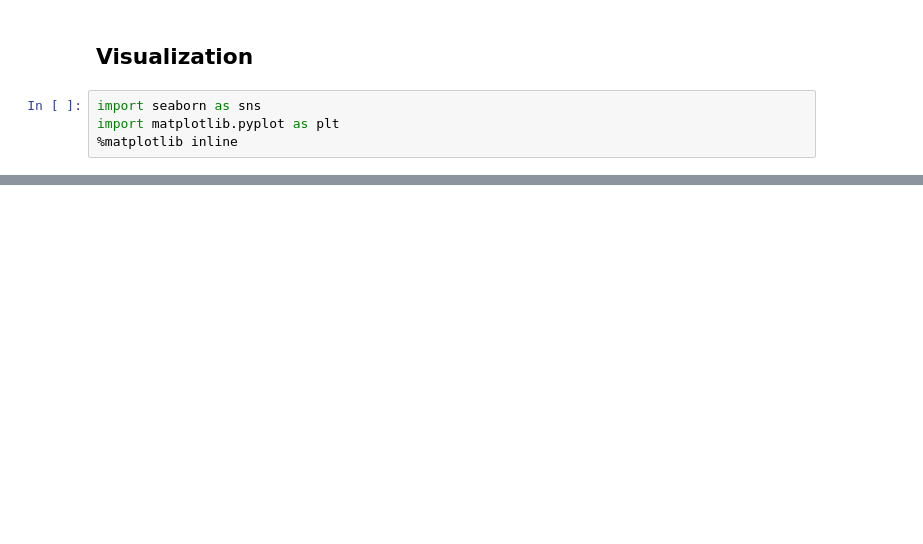
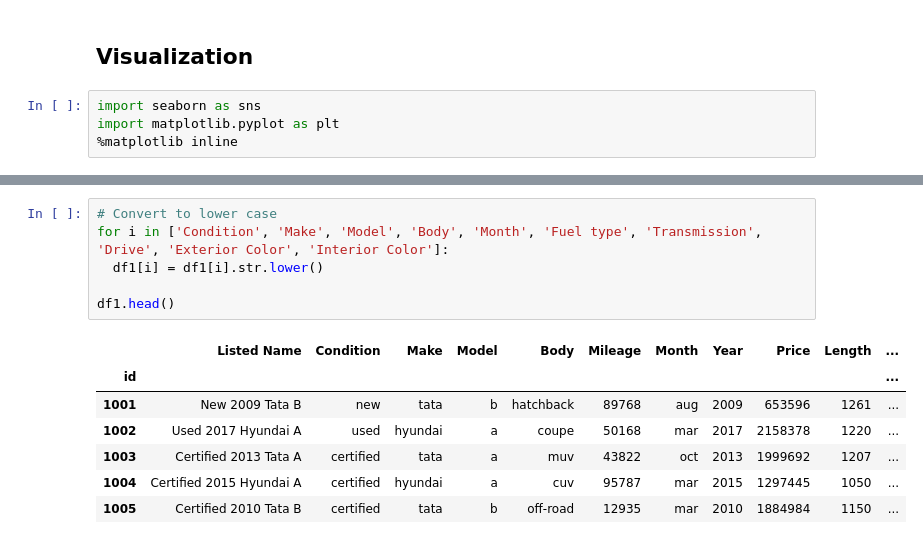
Before and after one commit to zafe312/car_recommender, a Jupyter notebook: car_recommender.ipynb, the cells around one changed output, grey strips where cells are left out. Saved outputs shown, nothing was run; the diff lists cells and outputs as text; blank space fills up the shorter version.

```diff
--- a/car_recommender.ipynb
+++ b/car_recommender.ipynb
@@ -164,0 +177,14 @@ plt.show()
+# %%
+# Convert to lower case
+for i in ['Condition', 'Make', 'Model', 'Body', 'Month', 'Fuel type', 'Transmission', 'Drive', 'Exterior Color', 'Interior Color']:
+  df1[i] = df1[i].str.lower()
+
+df1.head()
+# %% [output]
+|  | Listed Name | Condition | Make | Model | Body | Mileage | Month | Year | Price | Length | ... |
+| id |  |  |  |  |  |  |  |  |  |  | ... |
+| 1001 | New 2009 Tata B | new | tata | b | hatchback | 89768 | aug | 2009 | 653596 | 1261 | ... |
+| 1002 | Used 2017 Hyundai A | used | hyundai | a | coupe | 50168 | mar | 2017 | 2158378 | 1220 | ... |
+| 1003 | Certified 2013 Tata A | certified | tata | a | muv | 43822 | oct | 2013 | 1999692 | 1207 | ... |
+| 1004 | Certified 2015 Hyundai A | certified | hyundai | a | cuv | 95787 | mar | 2015 | 1297445 | 1050 | ... |
+| 1005 | Certified 2010 Tata B | certified | tata | b | off-road | 12935 | mar | 2010 | 1884984 | 1150 | ... |
```
Also changed, not shown: parts of 15 cells of this notebook.
